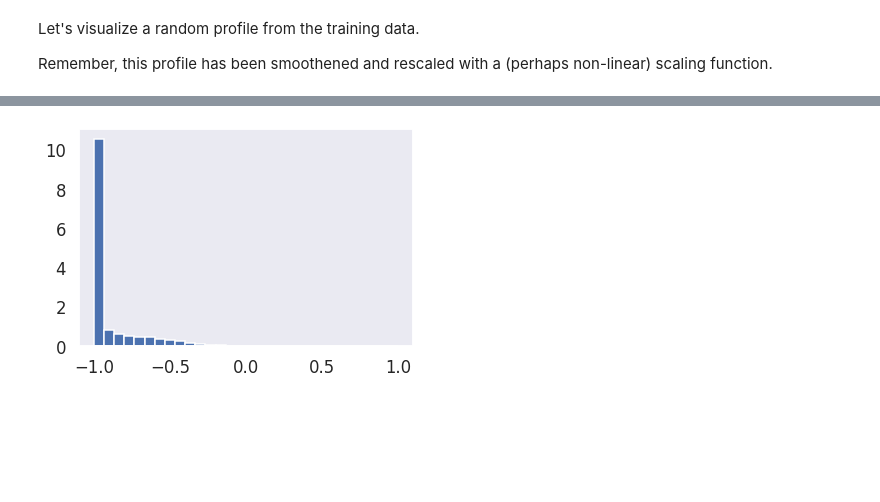
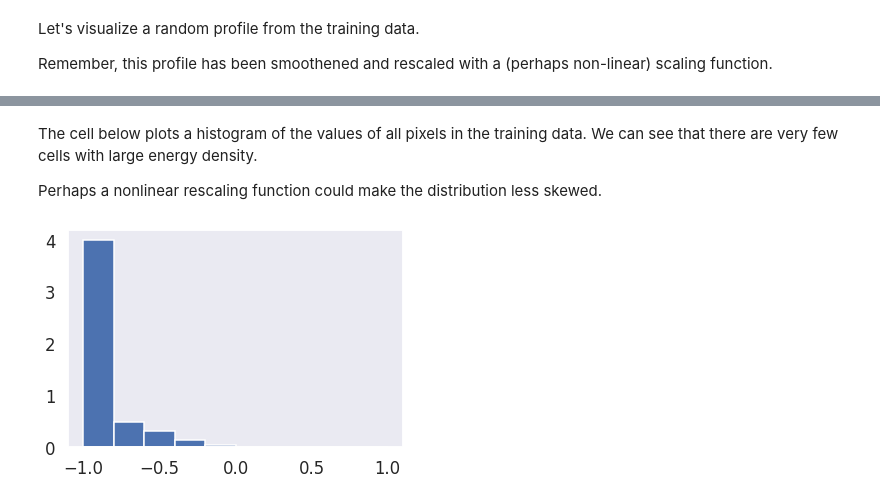
Before and after one commit to derekeverett/ml_optimize_hydro, a Jupyter notebook: predict_profiles/IPGANsma/Train_WGAN.ipynb, the cells around one changed output, grey strips where cells are left out. Cells and saved outputs as stored; diff of their text form; code cells hidden in the pictures; blank space fills up the shorter version.

```diff
--- a/predict_profiles/IPGANsma/Train_WGAN.ipynb
+++ b/predict_profiles/IPGANsma/Train_WGAN.ipynb
@@ -157,5 +167,11 @@ plt.show()
+# %% [markdown]
+The cell below plots a histogram of the values of all pixels in the training data.
+We can see that there are very few cells with large energy density.
+
+Perhaps a nonlinear rescaling function could make the distribution less skewed.
 # %%
-plt.hist(trainX.flatten() , bins=30, density=True)
+pixel_vals = trainX.flatten()
+plt.hist(pixel_vals, density=True)
 plt.show()
 # %% [output]
-[figure, old version]
+[figure, new version]
```
Also changed, not shown: parts of 27 cells of this notebook, 3 other files.
